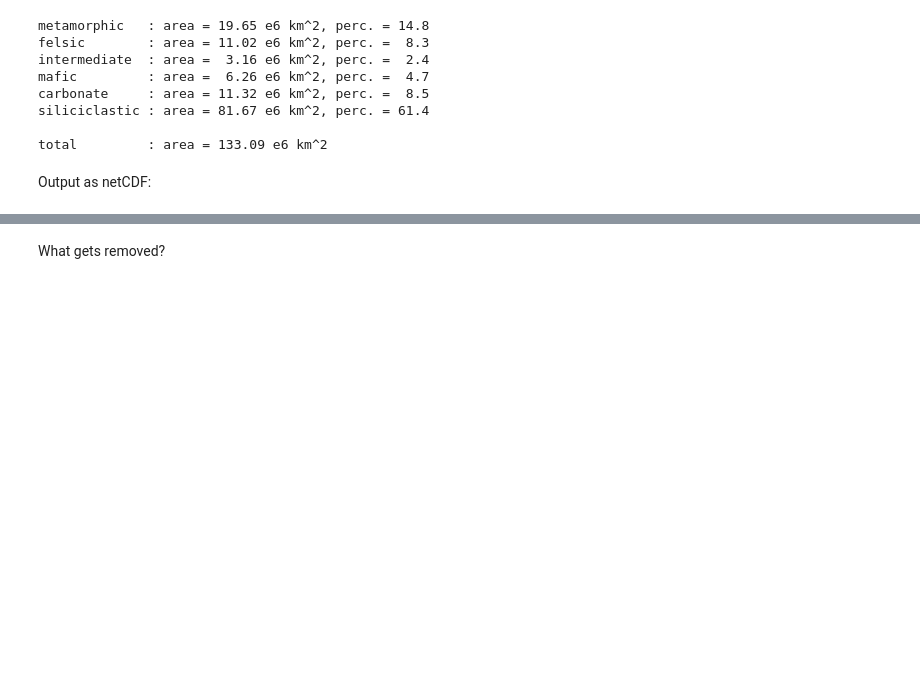
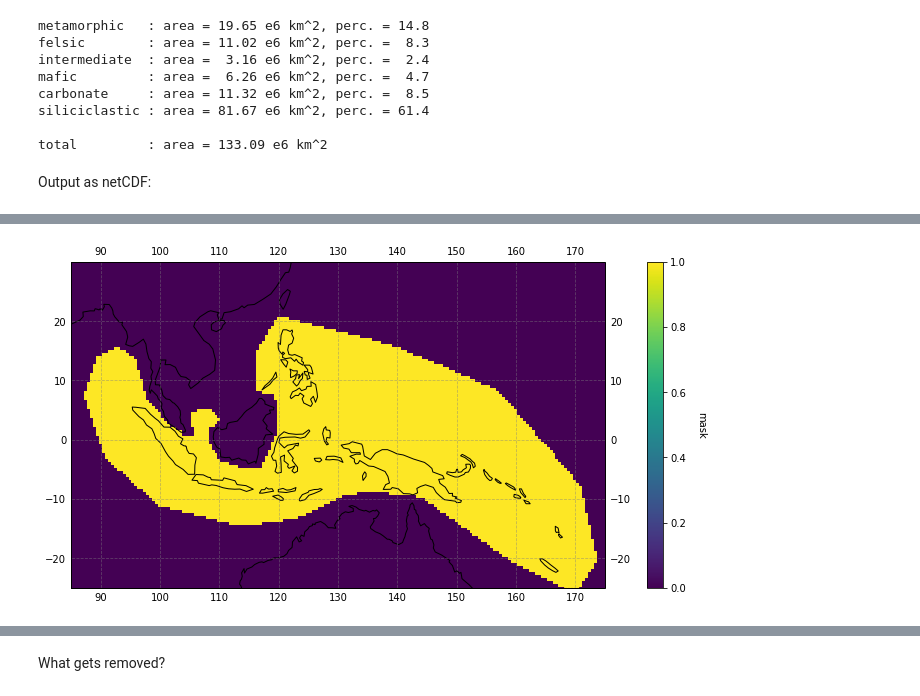
Before and after one commit to Swanson-Hysell-Group/GEOCLIM_Modern, a Jupyter notebook: Code/Notebooks/lithology_masks_7d.ipynb, the cells around one changed output, grey strips where cells are left out. Drawn from its saved outputs; the diff is of its cells as text; code cells hidden in the pictures; blank space fills up the shorter version.

```diff
--- a/Code/Notebooks/lithology_masks_7d.ipynb
+++ b/Code/Notebooks/lithology_masks_7d.ipynb
@@ -592,0 +516,16 @@ plt.show()
+# %%
+drive_path = '/Users/yuempark/Documents/Berkeley/Research_GEOCLIM/Paleogeo_GEOCLIM/'
+
+IA_mask_nc = Dataset(drive_path + 'Land_Masks/IA_mask.nc')
+IA_mask = IA_mask_nc.variables['Band1'][:,:].data
+IA_mask[np.isnan(IA_mask)] = 0
+IA_mask[IA_mask > 1e30] = 0
+
+fig, ax = plot_z(IA_mask, lat, lon, 'mask', coastlines=True, output=True)
+
+ax.set_xlim(85,175)
+ax.set_ylim(-25,30)
+
+plt.show()
+# %% [output]
+[figure, added]
```
Also changed, not shown: parts of 23 cells of this notebook, 23 other files.
